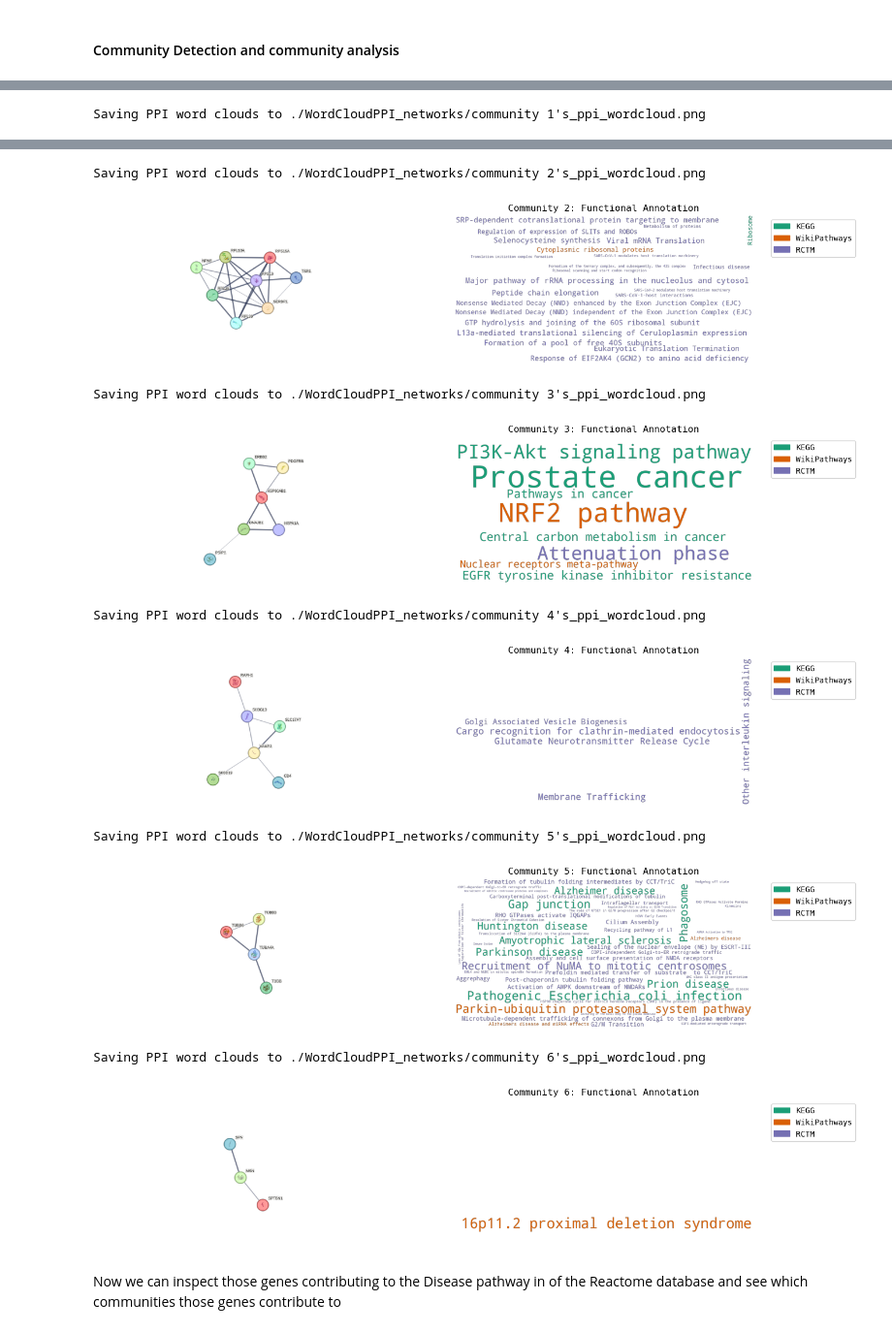
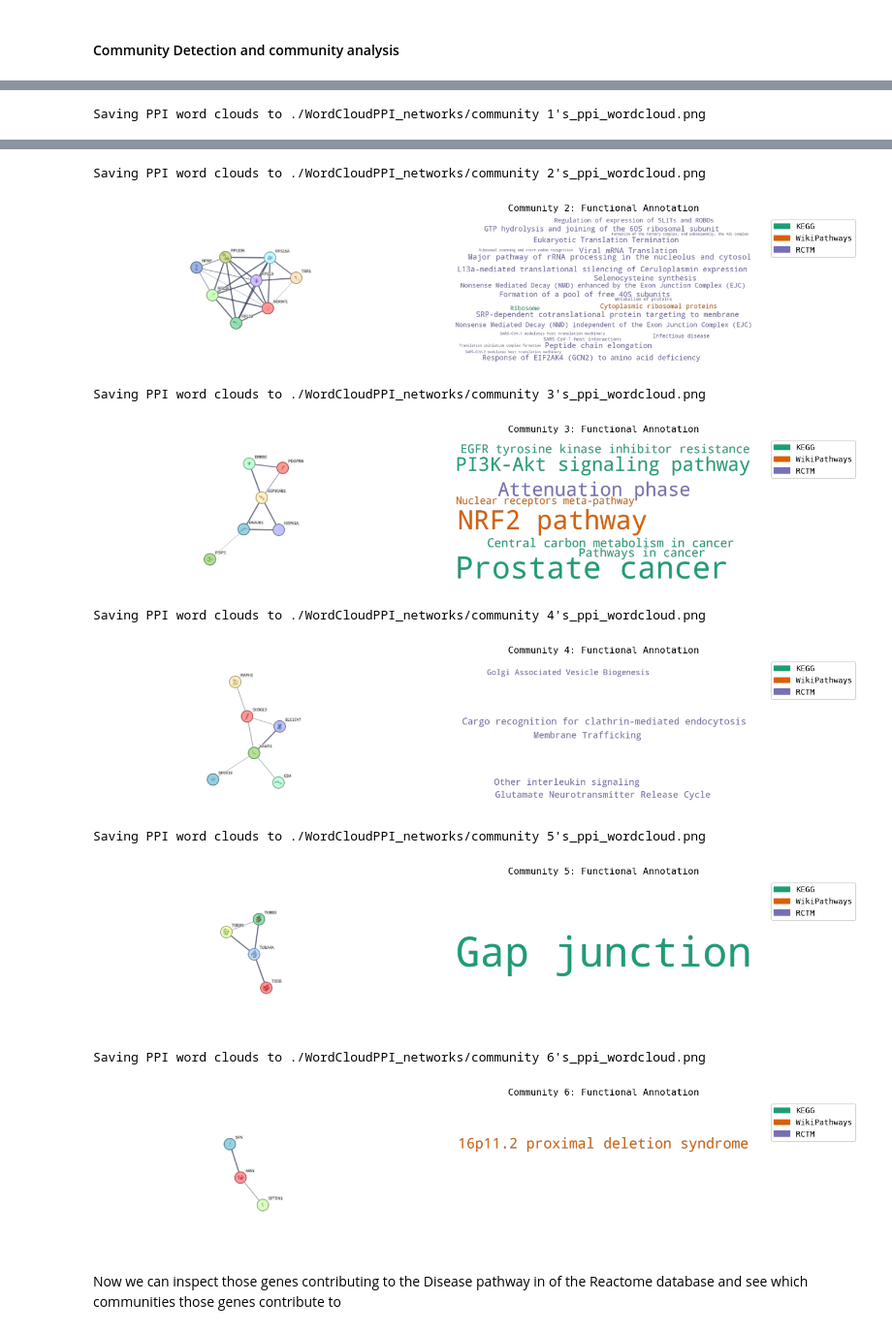
Before and after one commit to NiRuff/biocomet, a Jupyter notebook: UseCases/UseCase1-Common_NDD_Genes.ipynb, the cells around one changed output, grey strips where cells are left out. Shown at 97% size. Saved outputs shown, nothing was run; the diff lists cells and outputs as text; code cells hidden in the pictures.

```diff
--- a/UseCases/UseCase1-Common_NDD_Genes.ipynb
+++ b/UseCases/UseCase1-Common_NDD_Genes.ipynb
@@ -89,7 +109,7 @@ PPI.community_detection(algorithm='leiden', seed=5944)
 PPI.get_functional_annotation(full_network=False, categories='pathways')
 
 # display the results with the network
-PPI.plot_Wordclouds_PPI(full_network=False, categories='pathways')
+PPI.plot_Wordclouds_PPI(full_network=False, categories='pathways', weightedSetCover=True)
 
 # extract and display the results as a dataframe
 community_results = PPI.func_annotation
@@ -107,13 +127,13 @@ Saving PPI word clouds to ./WordCloudPPI_networks/community 1's_ppi_wordcloud.pn
 Saving PPI word clouds to ./WordCloudPPI_networks/community 2's_ppi_wordcloud.png
-[figure, old version]
+[figure, new version]
 Saving PPI word clouds to ./WordCloudPPI_networks/community 3's_ppi_wordcloud.png
-[figure, old version]
+[figure, new version]
 Saving PPI word clouds to ./WordCloudPPI_networks/community 4's_ppi_wordcloud.png
-[figure, old version]
+[figure, new version]
 Saving PPI word clouds to ./WordCloudPPI_networks/community 5's_ppi_wordcloud.png
-[figure, old version]
+[figure, new version]
 Saving PPI word clouds to ./WordCloudPPI_networks/community 6's_ppi_wordcloud.png
-[figure, old version]
+[figure, new version]
 # %%
 # change from here on
 
```
Also changed, not shown: parts of 4 cells of this notebook, 4 other files.
